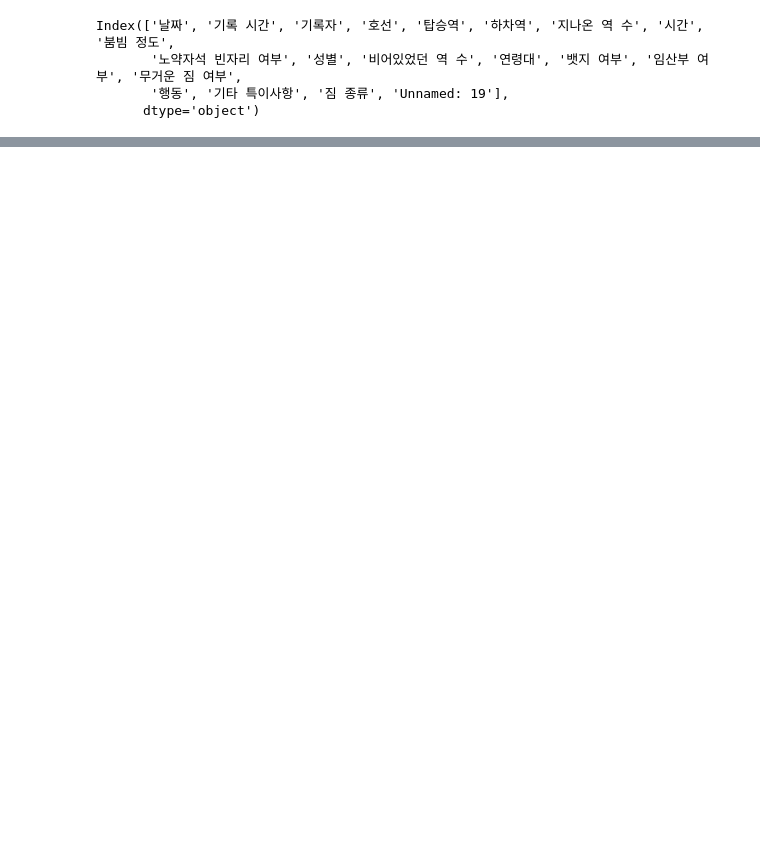
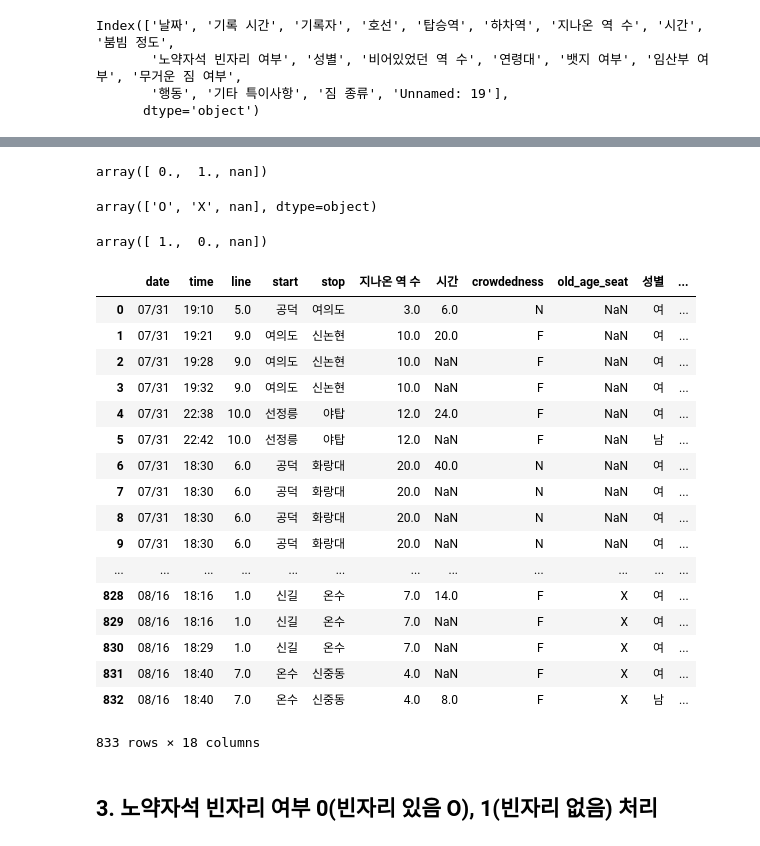
Before and after one commit to springkind/Project_pregnant_seat_subway, a Jupyter notebook: final_setting/데이터 정제.ipynb, the cells around one changed output, grey strips where cells are left out. Cells and saved outputs as stored; diff of their text form; code cells hidden in the pictures; blank space fills up the shorter version.

```diff
--- a/final_setting/데이터 정제.ipynb
+++ b/final_setting/데이터 정제.ipynb
@@ -48,0 +96,15 @@ table.drop('Unnamed: 19', axis=1).head()
+# %%
+table = table.rename(columns = {
+    '날짜': 'date',
+    '기록 시간': 'time',
+    '호선': 'line',
+    '탑승역': 'start',
+    '하차역': 'stop',
+    '붐빔 정도': 'crowdedness',
+    '노약자석 빈자리 여부': 'old_age_seat',
+    '비어있었던 역 수': 'is_empty_count',
+    '연령대': 'age',
+    '뱃지 여부': 'badge',
+    '임산부 여부': 'pregnant',
+    '무거운 짐 여부': 'heavy',
+})
@@ -48,0 +117,2 @@ table.drop('Unnamed: 19', axis=1).head()
+# %%
+table['badge'] = table['badge'].replace({'O': 1, 'X': 0})
@@ -48,0 +127,39 @@ table.drop('Unnamed: 19', axis=1).head()
+# %%
+table['pregnant'] = table['pregnant'].replace({'O': 1, 'X': 0, '?': 0})
+# %%
+table['pregnant'].unique()
+# %% [output]
+array([ 0.,  1., nan])
+# %%
+table['heavy'].unique()
+# %% [output]
+array(['O', 'X', nan], dtype=object)
+# %%
+table['heavy'] = table['heavy'].replace({'O': 1, 'X': 0})
+# %%
+table['heavy'].unique()
+# %% [output]
+array([ 1.,  0., nan])
+# %%
+table
+# %% [output]
+|  | date | time | line | start | stop | 지나온 역 수 | 시간 | crowdedness | old_age_seat | 성별 | ... |
+| 0 | 07/31 | 19:10 | 5.0 | 공덕 | 여의도 | 3.0 | 6.0 | N | NaN | 여 | ... |
+| 1 | 07/31 | 19:21 | 9.0 | 여의도 | 신논현 | 10.0 | 20.0 | F | NaN | 여 | ... |
+| 2 | 07/31 | 19:28 | 9.0 | 여의도 | 신논현 | 10.0 | NaN | F | NaN | 여 | ... |
+| 3 | 07/31 | 19:32 | 9.0 | 여의도 | 신논현 | 10.0 | NaN | F | NaN | 여 | ... |
+| 4 | 07/31 | 22:38 | 10.0 | 선정릉 | 야탑 | 12.0 | 24.0 | F | NaN | 여 | ... |
+| 5 | 07/31 | 22:42 | 10.0 | 선정릉 | 야탑 | 12.0 | NaN | F | NaN | 남 | ... |
+| 6 | 07/31 | 18:30 | 6.0 | 공덕 | 화랑대 | 20.0 | 40.0 | N | NaN | 여 | ... |
+| 7 | 07/31 | 18:30 | 6.0 | 공덕 | 화랑대 | 20.0 | NaN | N | NaN | 여 | ... |
+| 8 | 07/31 | 18:30 | 6.0 | 공덕 | 화랑대 | 20.0 | NaN | N | NaN | 여 | ... |
+| 9 | 07/31 | 18:30 | 6.0 | 공덕 | 화랑대 | 20.0 | NaN | N | NaN | 여 | ... |
+| ... | ... | ... | ... | ... | ... | ... | ... | ... | ... | ... | ... |
+| 828 | 08/16 | 18:16 | 1.0 | 신길 | 온수 | 7.0 | 14.0 | F | X | 여 | ... |
+| 829 | 08/16 | 18:16 | 1.0 | 신길 | 온수 | 7.0 | NaN | F | X | 여 | ... |
+| 830 | 08/16 | 18:29 | 1.0 | 신길 | 온수 | 7.0 | NaN | F | X | 여 | ... |
+| 831 | 08/16 | 18:40 | 7.0 | 온수 | 신중동 | 4.0 | NaN | F | X | 여 | ... |
+| 832 | 08/16 | 18:40 | 7.0 | 온수 | 신중동 | 4.0 | 8.0 | F | X | 남 | ... |
+833 rows × 18 columns
+# %% [markdown]
+## 3. 노약자석 빈자리 여부 0(빈자리 있음 O), 1(빈자리 없음) 처리
```
Also changed, not shown: parts of 42 cells of this notebook, 1 other file.
